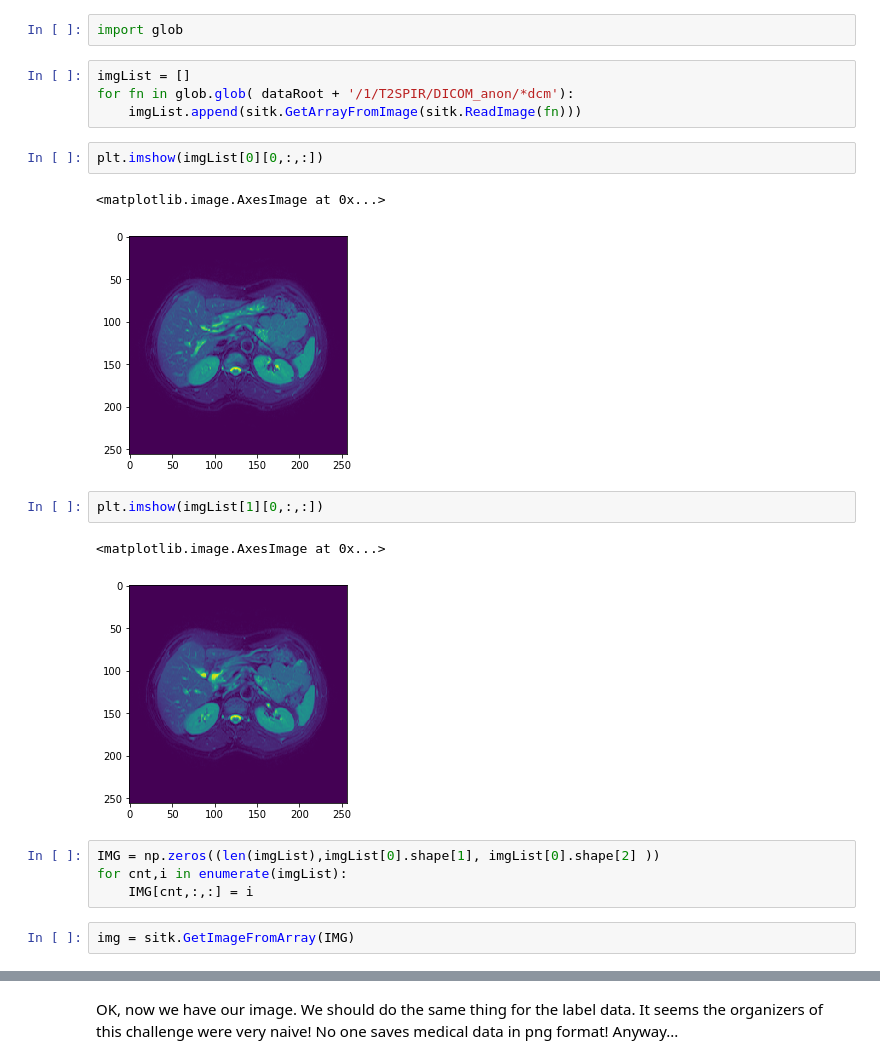
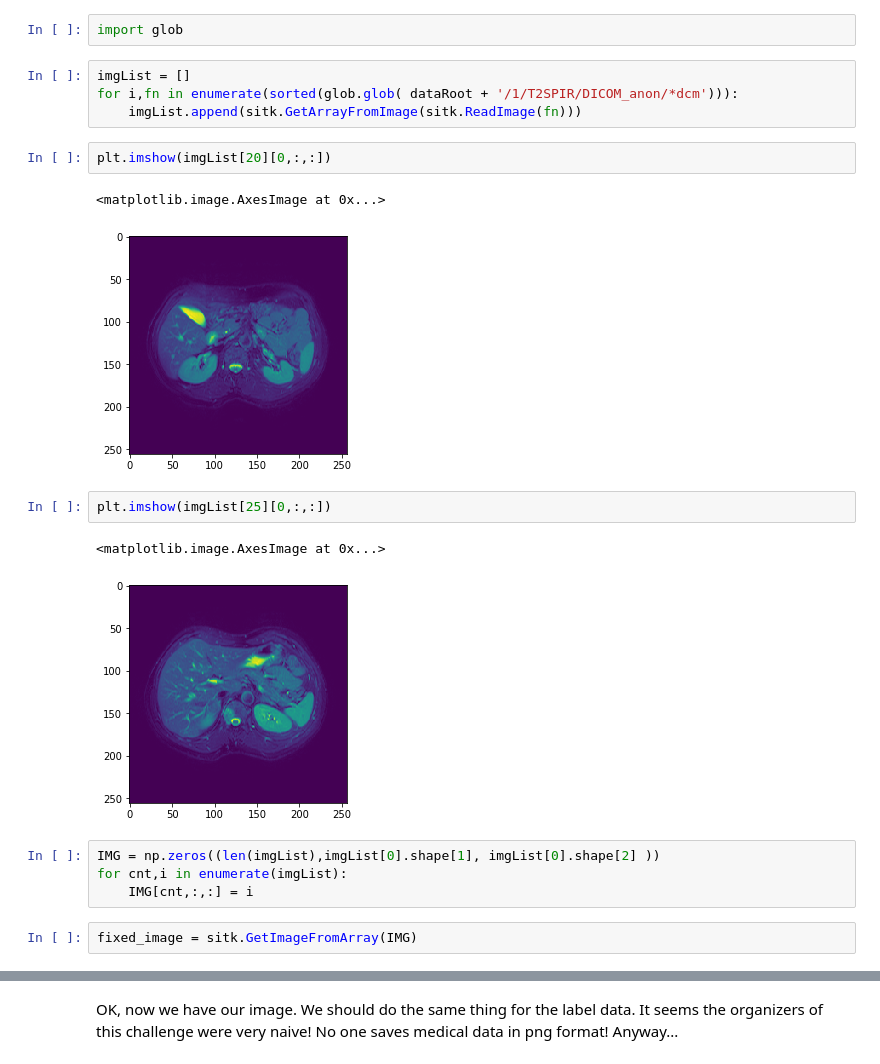
Before and after one commit to batmanlab/predictElasticity, a Jupyter notebook: notebooks/RegisteringLiverImage_v1.ipynb, the cells around one changed output, grey strips where cells are left out. Saved outputs shown, nothing was run; the diff lists cells and outputs as text.

```diff
--- a/notebooks/RegisteringLiverImage_v1.ipynb
+++ b/notebooks/RegisteringLiverImage_v1.ipynb
@@ -27,22 +27,22 @@ OK! Obviously the dicom files are messed up! The series reader failed to read al
 import glob
 # %%
 imgList = []
-for fn in glob.glob( dataRoot + '/1/T2SPIR/DICOM_anon/*dcm'):
+for i,fn in enumerate(sorted(glob.glob( dataRoot + '/1/T2SPIR/DICOM_anon/*dcm'))):
     imgList.append(sitk.GetArrayFromImage(sitk.ReadImage(fn)))
 # %%
-plt.imshow(imgList[0][0,:,:])
+plt.imshow(imgList[20][0,:,:])
 # %% [output]
 <matplotlib.image.AxesImage at 0x...>
-[figure, old version]
+[figure, new version]
 # %%
-plt.imshow(imgList[1][0,:,:])
+plt.imshow(imgList[25][0,:,:])
 # %% [output]
 <matplotlib.image.AxesImage at 0x...>
-[figure, old version]
+[figure, new version]
 # %%
 IMG = np.zeros((len(imgList),imgList[0].shape[1], imgList[0].shape[2] ))
 for cnt,i in enumerate(imgList):
     IMG[cnt,:,:] = i
 # %%
-img = sitk.GetImageFromArray(IMG)
+fixed_image = sitk.GetImageFromArray(IMG)
 # %%
```
Also changed, not shown: parts of 8 cells of this notebook, 2 other files.
